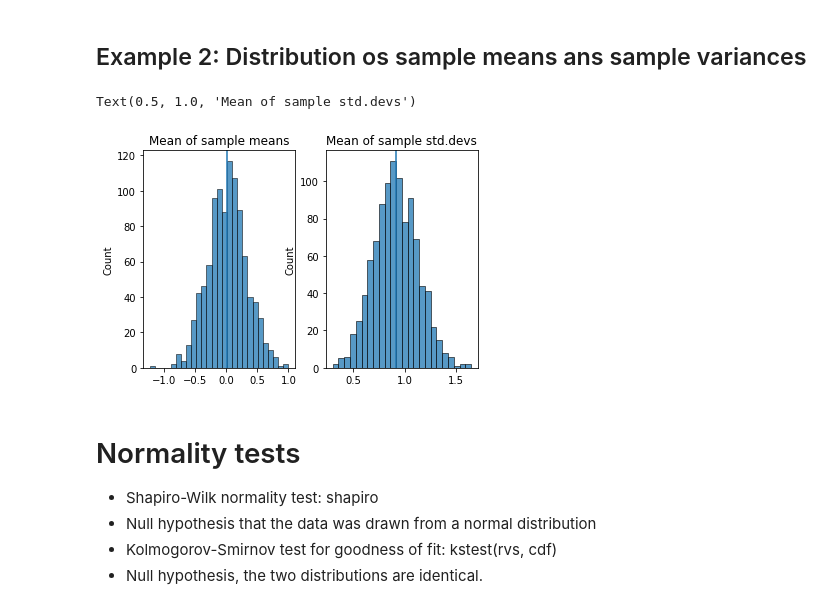
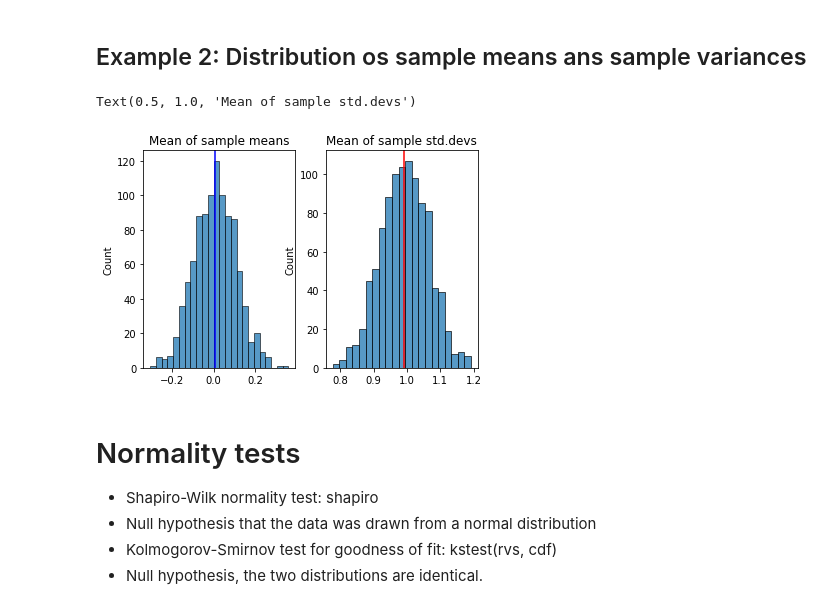
Before and after one commit to v-fuentec/AI-bootcamp, a Jupyter notebook: statistics.ipynb, the cells around one changed output. Saved outputs shown, nothing was run; the diff lists cells and outputs as text; code cells hidden in the pictures.

Commit message:
Added Mean, Variance and stdDev examples 1 & 2

```diff
--- a/statistics.ipynb
+++ b/statistics.ipynb
@@ -97,25 +97,25 @@ Sample_size=1000 sample_mean=0.03331248452342979 sample_std=1.0353868670338082
 # %%
 means = []
 std_devs = []
 n_samples = 1000
-sample_size = 10
+sample_size = 100
 
 for _ in range(n_samples):
     x = [np.random.normal() for _ in range(sample_size)]
     means.append(np.mean(x))
     std_devs.append(np.std(x))
 
 f, (ax1, ax2) = plt.subplots(1,2)
 sns.histplot(means, ax=ax1)
-ax1.axvline(np.mean(means))
+ax1.axvline(np.mean(means), color='blue')
 ax1.set_title('Mean of sample means')
 
 sns.histplot(std_devs, ax=ax2)
-ax2.axvline(np.mean(std_devs))
+ax2.axvline(np.mean(std_devs), color='red')
 ax2.set_title('Mean of sample std.devs')
 # %% [output]
 Text(0.5, 1.0, 'Mean of sample std.devs')
-[figure, old version]
+[figure, new version]
 # %% [markdown]
 # Normality tests
 
```
